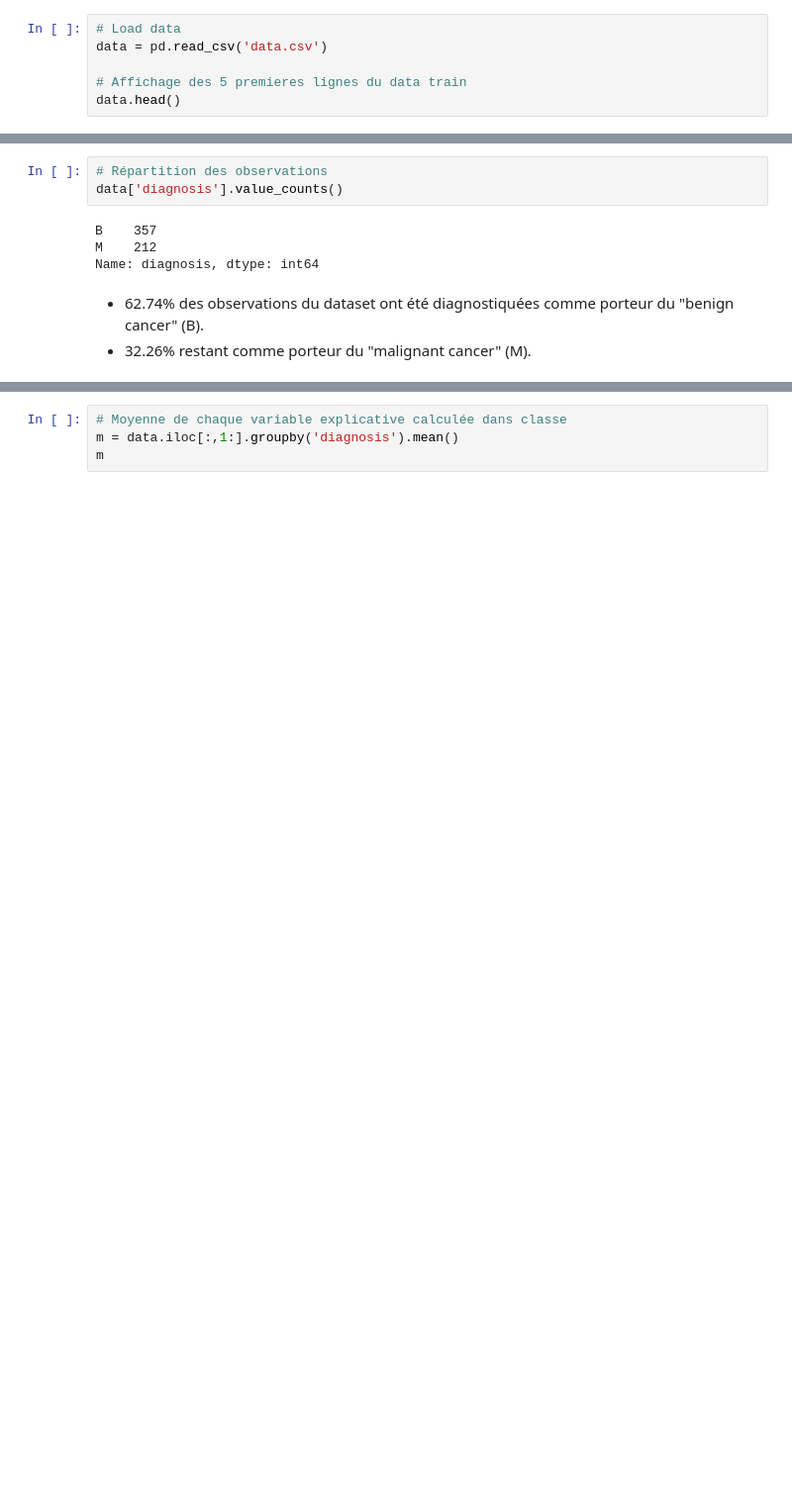
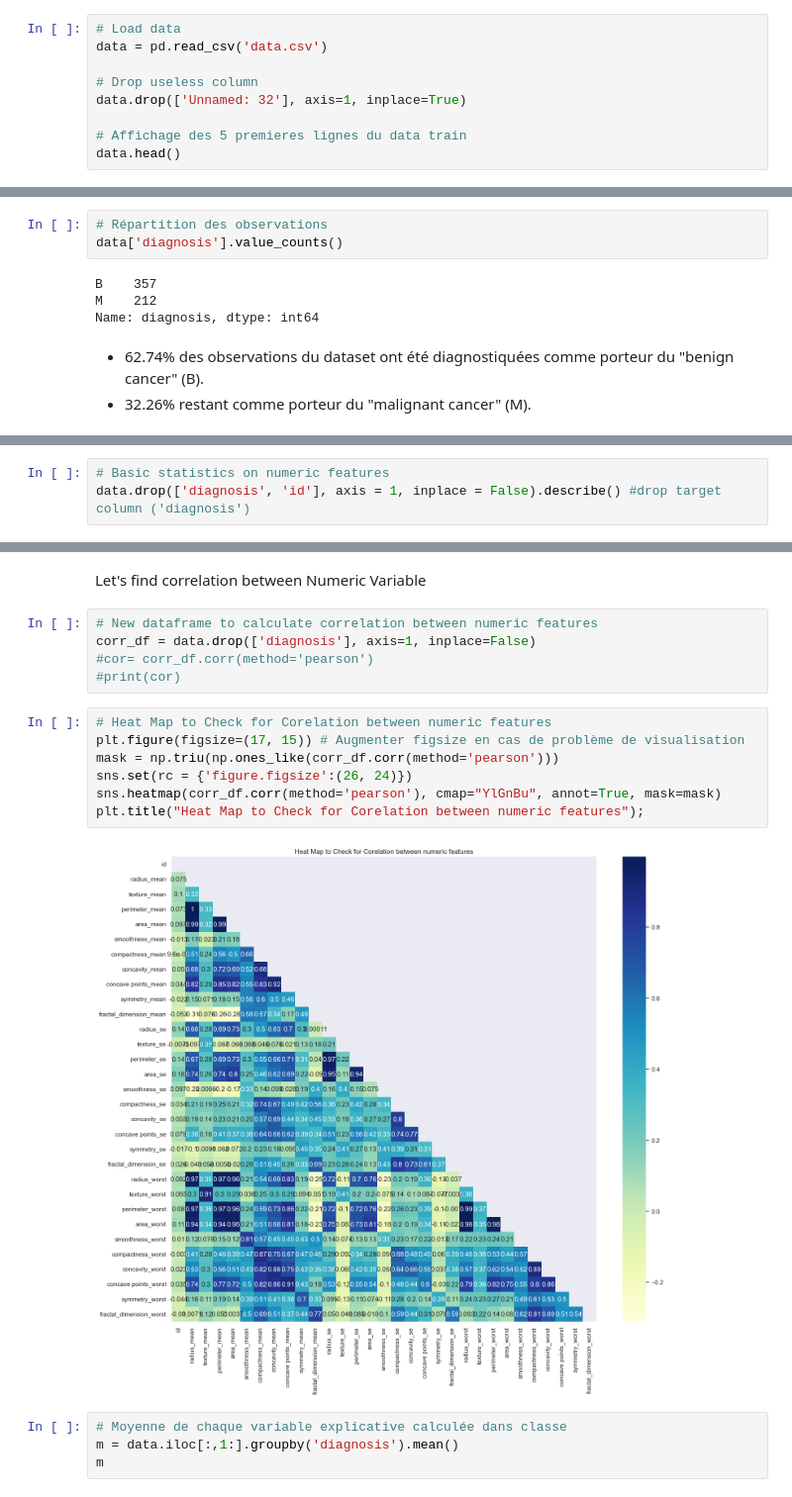
Before and after one commit to Abou29/Random-forest_predict-breast-cancer, a Jupyter notebook: breast_cancer.ipynb, the cells around one changed output, grey strips where cells are left out. Shown: that part at 99% size. Cells and saved outputs as stored; diff of their text form; blank space fills up the shorter version.

```diff
--- a/breast_cancer.ipynb
+++ b/breast_cancer.ipynb
@@ -29,6 +30,9 @@ warnings.filterwarnings('ignore')
 # Load data
 data = pd.read_csv('data.csv')
 
+# Drop useless column
+data.drop(['Unnamed: 32'], axis=1, inplace=True)
+
 # Affichage des 5 premieres lignes du data train
 data.head()
 # %% [output]
@@ -114,0 +117,3 @@ Name: diagnosis, dtype: int64
+# %%
+# Basic statistics on numeric features
+data.drop(['diagnosis', 'id'], axis = 1, inplace = False).describe() #drop target column ('diagnosis')
@@ -115,3 +133,19 @@ Name: diagnosis, dtype: int64
+# %% [markdown]
+Let's find correlation between Numeric Variable
+# %%
+# New dataframe to calculate correlation between numeric features
+corr_df = data.drop(['diagnosis'], axis=1, inplace=False)
+#cor= corr_df.corr(method='pearson')
+#print(cor)
+# %%
+# Heat Map to Check for Corelation between numeric features
+plt.figure(figsize=(17, 15)) # Augmenter figsize en cas de problème de visualisation
+mask = np.triu(np.ones_like(corr_df.corr(method='pearson')))
+sns.set(rc = {'figure.figsize':(26, 24)})
+sns.heatmap(corr_df.corr(method='pearson'), cmap="YlGnBu", annot=True, mask=mask)
+plt.title("Heat Map to Check for Corelation between numeric features");
+# %% [output]
+[figure, added]
 # %%
 # Moyenne de chaque variable explicative calculée dans classe
 m = data.iloc[:,1:].groupby('diagnosis').mean()
```
Also changed, not shown: parts of 19 cells of this notebook.
